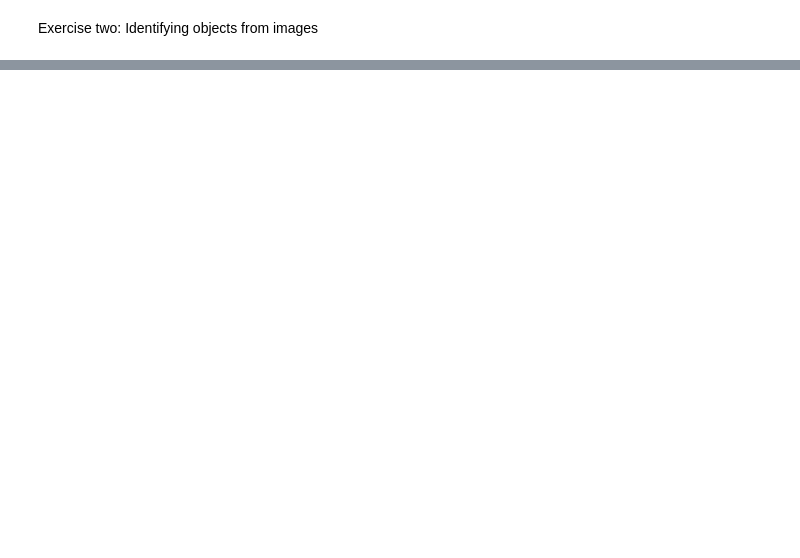
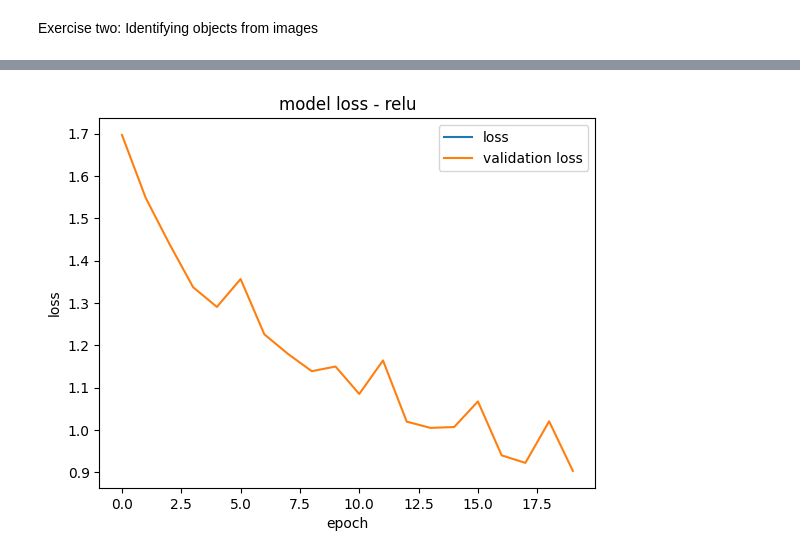
Before and after one commit to sNug0/INFOMHNA, a Jupyter notebook: Lab Assignment 1.ipynb, the cells around one changed output, grey strips where cells are left out. Cells and saved outputs as stored; diff of their text form; code cells hidden in the pictures; blank space fills up the shorter version.

```diff
--- a/Lab Assignment 1.ipynb
+++ b/Lab Assignment 1.ipynb
@@ -355,0 +323,30 @@ Downloading data from https://www.cs.toronto.edu/~kriz/cifar-10-python.tar.gz
+# %%
+y_train_cifar_labels = keras.utils.to_categorical(y_train_cifar, 10)
+y_test_cifar_labels = keras.utils.to_categorical(y_test_cifar, 10)
+# %%
+model_dnn_cifar = keras.Sequential()
+model_dnn_cifar.add(keras.layers.Conv2D(filters=32, kernel_size=(3, 3),
+activation="relu", input_shape=(32, 32, 3), padding = 'same'))
+model_dnn_cifar.add(keras.layers.Conv2D(filters=32, kernel_size=(3, 3),
+activation="relu"))
+model_dnn_cifar.add(keras.layers.MaxPool2D(pool_size=(2, 2)))
+model_dnn_cifar.add(keras.layers.Dropout(rate=0.25))
+model_dnn_cifar.add(keras.layers.Conv2D(filters=32, kernel_size=(3, 3),
+activation="relu", padding = 'same'))
+model_dnn_cifar.add(keras.layers.Conv2D(filters=32, kernel_size=(3, 3),
+activation="relu"))
+model_dnn_cifar.add(keras.layers.MaxPool2D(pool_size=(2, 2)))
+model_dnn_cifar.add(keras.layers.Dropout(rate=0.25))
+model_dnn_cifar.add(keras.layers.Flatten())
+model_dnn_cifar.add(keras.layers.Dense(512, activation="relu"))
+model_dnn_cifar.add(keras.layers.Dense(10, activation="softmax"))
+model_dnn_cifar.add(keras.layers.Dropout(rate=0.50))
+model_dnn_cifar.compile(loss='categorical_crossentropy')
+# %%
+model_dnn_cifar.compile(loss='categorical_crossentropy',
+optimizer = keras.optimizers.RMSprop(learning_rate=0.0001,
+weight_decay=1e-6),
+metrics='accuracy')
+# %%
+history_dnn_cifar = model_dnn_cifar.fit(x_train_cifar, y_train_cifar_labels, batch_size=32,
+epochs=20, verbose=1, validation_data=(x_test_cifar, y_test_cifar_labels), shuffle = True)
@@ -355,0 +373,11 @@ Downloading data from https://www.cs.toronto.edu/~kriz/cifar-10-python.tar.gz
+# %%
+#Loss graph
+plt.plot(history_dnn_cifar.history['loss'])
+plt.plot(history_dnn_cifar.history['val_loss'])
+plt.title('model loss - relu')
+plt.ylabel('loss')
+plt.xlabel('epoch')
+plt.legend(['loss', 'validation loss'], loc='upper right')
+plt.show()
+# %% [output]
+[figure, added]
```
Also changed, not shown: parts of 34 cells of this notebook.
